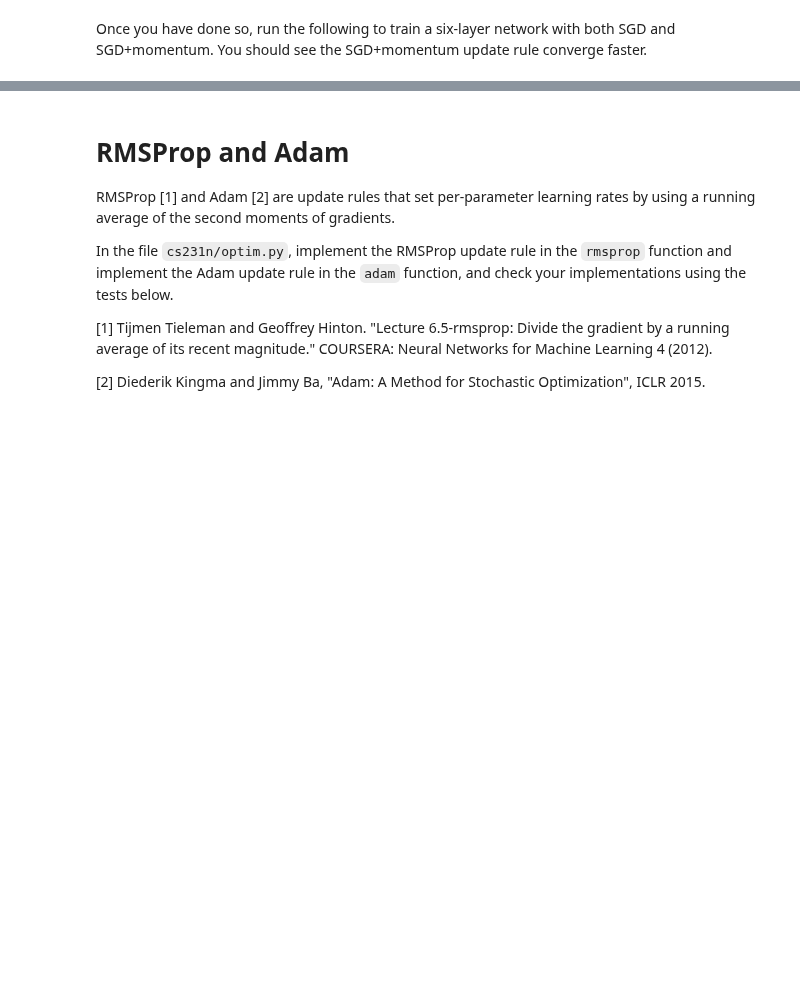
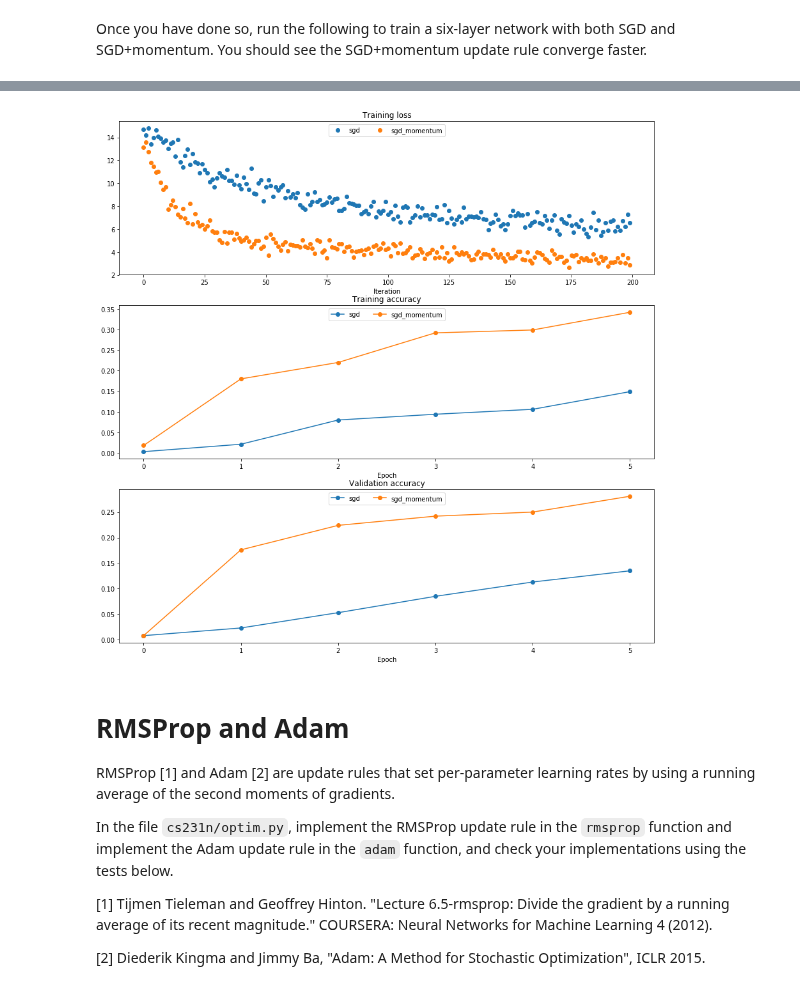
Before and after one commit to GrandmaChen/cs231n, a Jupyter notebook: assignment2/FullyConnectedNets.ipynb, the cells around one changed output, grey strips where cells are left out. Saved outputs shown, nothing was run; the diff lists cells and outputs as text; code cells hidden in the pictures; blank space fills up the shorter version.

```diff
--- a/assignment2/FullyConnectedNets.ipynb
+++ b/assignment2/FullyConnectedNets.ipynb
@@ -512,7 +573,7 @@ for update_rule in ['sgd', 'sgd_momentum']:
                   num_epochs=5, batch_size=100,
                   update_rule=update_rule,
                   optim_config={
-                    'learning_rate': 1e-2,
+                    'learning_rate': 1e-4,
                   },
                   verbose=True)
   solvers[update_rule] = solver
@@ -546,3 +607,4 @@ for i in [1, 2, 3]:
   plt.legend(loc='upper center', ncol=4)
 plt.gcf().set_size_inches(15, 15)
 plt.show()
+# %% [output]
@@ -549,3 +628,4 @@ plt.show()
+[figure, added]
 # %% [markdown]
 # RMSProp and Adam
 RMSProp [1] and Adam [2] are update rules that set per-parameter learning rates by using a running average of the second moments of gradients.
```
Also changed, not shown: parts of 13 cells of this notebook, 3 other files.
